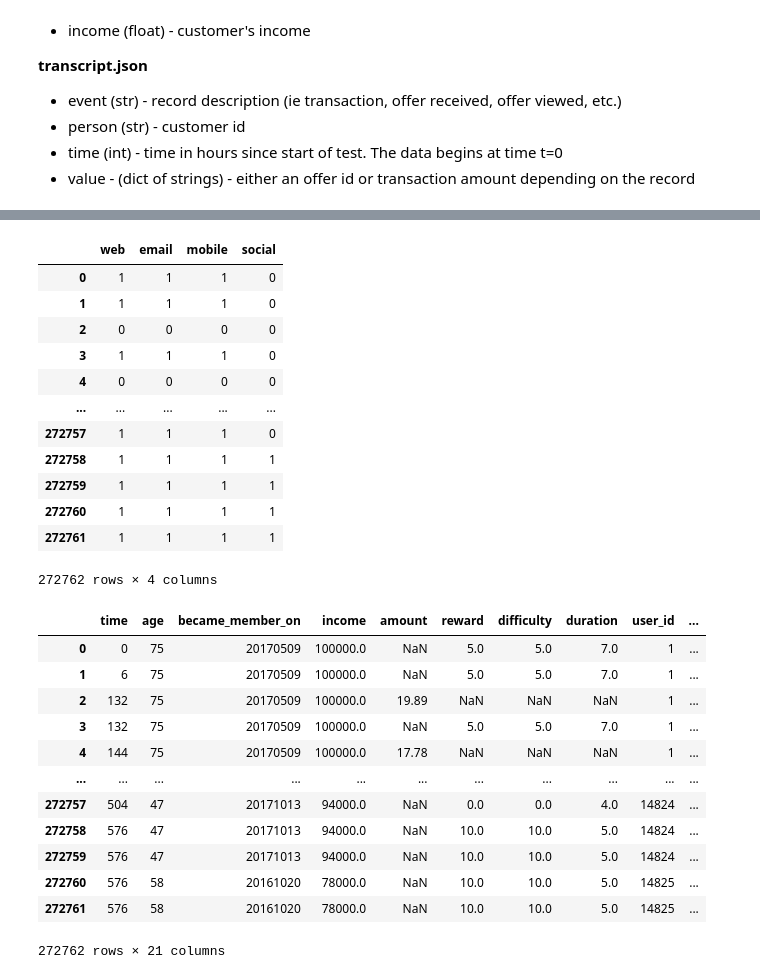
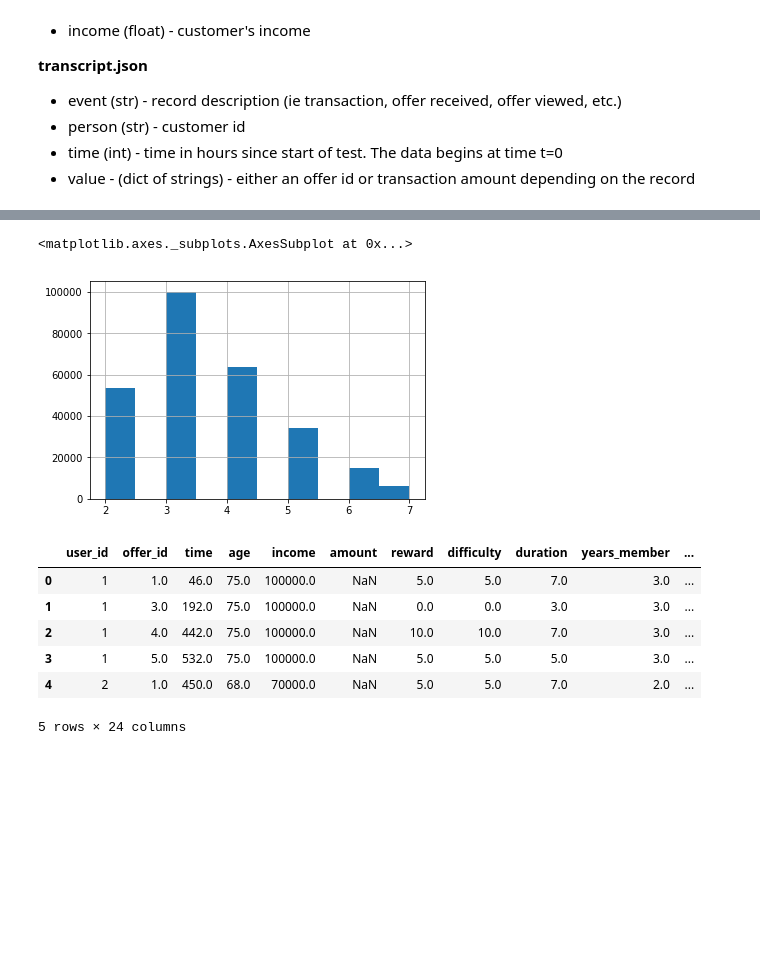
Before and after one commit to madkehl/Capstone, a Jupyter notebook: Starbucks Capstone .ipynb, the cells around one changed output, grey strips where cells are left out. Cells and saved outputs as stored; diff of their text form; code cells hidden in the pictures; blank space fills up the shorter version.

Commit message:
refactor: cleaned up cleaning functions, reorganized notebook

```diff
--- a/Starbucks Capstone .ipynb
+++ b/Starbucks Capstone .ipynb
@@ -186 +165,17 @@ df = df.drop(['value'], axis = 1)
+# %%
+tpr_df = transcript.merge(profile, left_on = 'person', right_on = 'id')
+#density of 118 year olds makes it seem likely that this is some kind of missingness in the data that should be disregarded
+tpr_clean = tpr_df[~(tpr_df['age'] == 118)].reset_index(drop = True)
+# %%
+value_df = pd.DataFrame(list(tpr_clean['value']))
+offer_ids = new_offer_id(value_df['offer id'], value_df['offer_id'])
+
+value_df = value_df.drop(['offer id', 'offer_id', 'reward'], axis = 1)
+value_df['offer_id'] = offer_ids
+
+value_df = value_df.merge(portfolio, left_on = 'offer_id', right_on = 'id', how = 'left')
+
+
+df = pd.concat([tpr_clean, value_df], axis = 1)
+df = df.drop(['value'], axis = 1)
 # %%
@@ -223,7 +199,7 @@ df.head()
 | 3 | offer completed | 132 | F | 75 | 20170509 | 100000.0 | NaN | 5.0 | [web, email, mobile] | 5.0 | ... |
 | 4 | transaction | 144 | F | 75 | 20170509 | 100000.0 | 17.78 | NaN | NaN | NaN | ... |
 # %%
-df['offer_id'] = df['offer_id'].replace(2, ('nan'))
+df['offer_id'] = df['offer_id'].replace(2, float('nan'))
 df.head()
 # %% [output]
 |  | event | time | gender | age | became_member_on | income | amount | reward | channels | difficulty | ... |
@@ -298,21 +227,15 @@ def list_to_cols(series):
 # %%
 channels_df = list_to_cols(df['channels'])
 df = df.drop(['channels'],axis = 1)
-# %%
-channels_df
-# %% [output]
-|  | web | email | mobile | social |
-| 0 | 1 | 1 | 1 | 0 |
-| 1 | 1 | 1 | 1 | 0 |
-| 2 | 0 | 0 | 0 | 0 |
-| 3 | 1 | 1 | 1 | 0 |
-| 4 | 0 | 0 | 0 | 0 |
-| ... | ... | ... | ... | ... |
-| 272757 | 1 | 1 | 1 | 0 |
-| 272758 | 1 | 1 | 1 | 1 |
-| 272759 | 1 | 1 | 1 | 1 |
-| 272760 | 1 | 1 | 1 | 1 |
-| 272761 | 1 | 1 | 1 | 1 |
-272762 rows × 4 columns
+# %%
+df['years_member'] = df['became_member_on'].apply(get_years)
+df = df.drop(['became_member_on'],axis = 1)
+# %%
+df['years_member'].hist()
+
+#most people are two this data is probably older
+# %% [output]
+<matplotlib.axes._subplots.AxesSubplot at 0x...>
+[figure, added]
 # %%
 for_cats_df = df.select_dtypes(include=['object'])
@@ -321,18 +243,17 @@ for_cats_df = for_cats_df.drop(['offer_id'], axis = 1)
 cats_df = create_dummy_df(df, for_cats_df.columns, False)
 # %%
 new_df = pd.concat([cats_df, channels_df], axis = 1)
-new_df
+
+
+df_gb = new_df.groupby(['user_id', 'offer_id']).agg('mean')
+
+df_gb = df_gb.reset_index()
+df_gb.head()
 # %% [output]
-|  | time | age | became_member_on | income | amount | reward | difficulty | duration | user_id | ... |
-| 0 | 0 | 75 | 20170509 | 100000.0 | NaN | 5.0 | 5.0 | 7.0 | 1 | ... |
-| 1 | 6 | 75 | 20170509 | 100000.0 | NaN | 5.0 | 5.0 | 7.0 | 1 | ... |
-| 2 | 132 | 75 | 20170509 | 100000.0 | 19.89 | NaN | NaN | NaN | 1 | ... |
-| 3 | 132 | 75 | 20170509 | 100000.0 | NaN | 5.0 | 5.0 | 7.0 | 1 | ... |
-| 4 | 144 | 75 | 20170509 | 100000.0 | 17.78 | NaN | NaN | NaN | 1 | ... |
-| ... | ... | ... | ... | ... | ... | ... | ... | ... | ... | ... |
-| 272757 | 504 | 47 | 20171013 | 94000.0 | NaN | 0.0 | 0.0 | 4.0 | 14824 | ... |
-| 272758 | 576 | 47 | 20171013 | 94000.0 | NaN | 10.0 | 10.0 | 5.0 | 14824 | ... |
-| 272759 | 576 | 47 | 20171013 | 94000.0 | NaN | 10.0 | 10.0 | 5.0 | 14824 | ... |
-| 272760 | 576 | 58 | 20161020 | 78000.0 | NaN | 10.0 | 10.0 | 5.0 | 14825 | ... |
-| 272761 | 576 | 58 | 20161020 | 78000.0 | NaN | 10.0 | 10.0 | 5.0 | 14825 | ... |
+|  | user_id | offer_id | time | age | income | amount | reward | difficulty | duration | years_member | ... |
+| 0 | 1 | 1.0 | 46.0 | 75.0 | 100000.0 | NaN | 5.0 | 5.0 | 7.0 | 3.0 | ... |
+| 1 | 1 | 3.0 | 192.0 | 75.0 | 100000.0 | NaN | 0.0 | 0.0 | 3.0 | 3.0 | ... |
+| 2 | 1 | 4.0 | 442.0 | 75.0 | 100000.0 | NaN | 10.0 | 10.0 | 7.0 | 3.0 | ... |
+| 3 | 1 | 5.0 | 532.0 | 75.0 | 100000.0 | NaN | 5.0 | 5.0 | 5.0 | 3.0 | ... |
+| 4 | 2 | 1.0 | 450.0 | 68.0 | 70000.0 | NaN | 5.0 | 5.0 | 7.0 | 2.0 | ... |
-272762 rows × 21 columns
+5 rows × 24 columns
```
Also changed, not shown: parts of 24 cells of this notebook.
